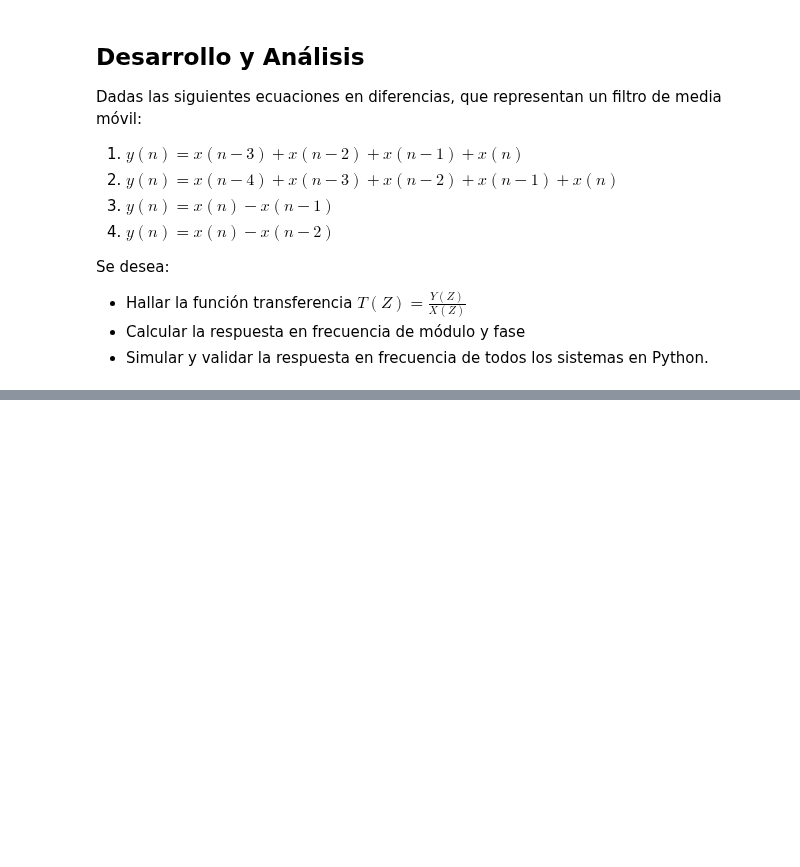
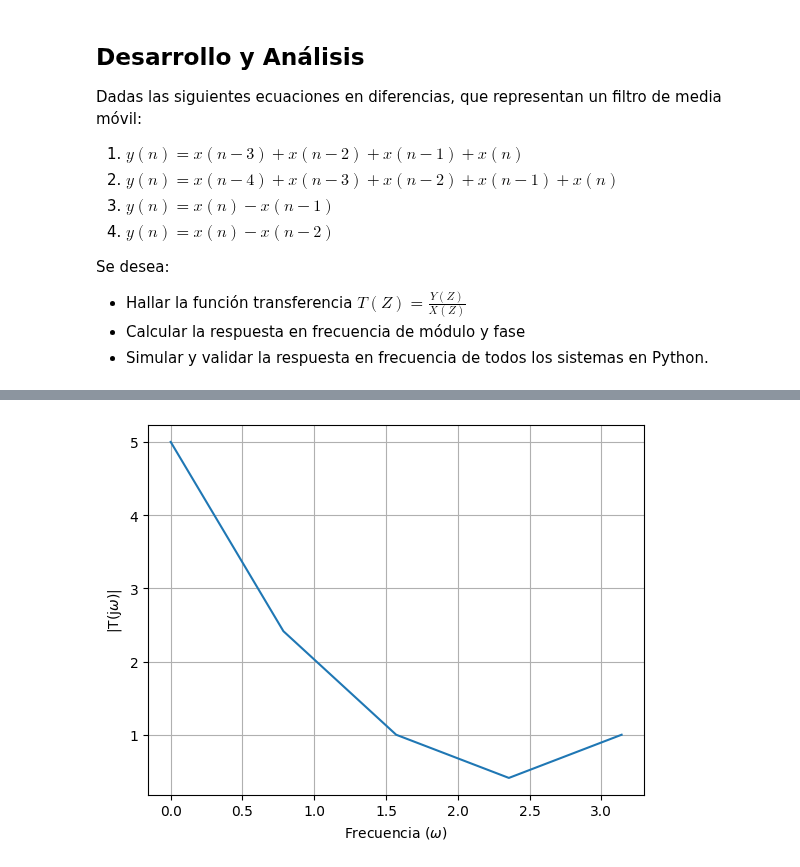
Before and after one commit to mtaranilla/APS_2025, a Jupyter notebook: TS_TARANILLA_SALGADO/TS7_TransformadaZ/TS7_TransformadaZ_RtaFrecuencia_TARANILLA_SALGADO.ipynb, the cells around one changed output, grey strips where cells are left out. Drawn from its saved outputs; the diff is of its cells as text; code cells hidden in the pictures; blank space fills up the shorter version.

```diff
--- a/TS_TARANILLA_SALGADO/TS7_TransformadaZ/TS7_TransformadaZ_RtaFrecuencia_TARANILLA_SALGADO.ipynb
+++ b/TS_TARANILLA_SALGADO/TS7_TransformadaZ/TS7_TransformadaZ_RtaFrecuencia_TARANILLA_SALGADO.ipynb
@@ -60,0 +81,22 @@ $$e^{j0}+e^{-j\Omega}+e^{-2j\Omega}+e^{-3j\Omega}+e^{-4j\Omega}$$
+# %%
+import numpy as np
+import matplotlib.pyplot as plt
+
+Omega = np.array([
+    0,
+    np.pi / 4,
+    np.pi / 2,
+    3 * np.pi / 4,
+    np.pi
+])
+
+modulo = [5, 1+np.sqrt(2), 1, 0.41, 1]
+
+plt.figure()
+plt.plot(Omega, modulo)
+plt.xlabel('Frecuencia ($\omega$)')
+plt.ylabel('|T(j$\omega$)|')
+plt.grid(True)
+plt.show()
+# %% [output]
+[figure, added]
```
Also changed, not shown: parts of 8 cells of this notebook.
